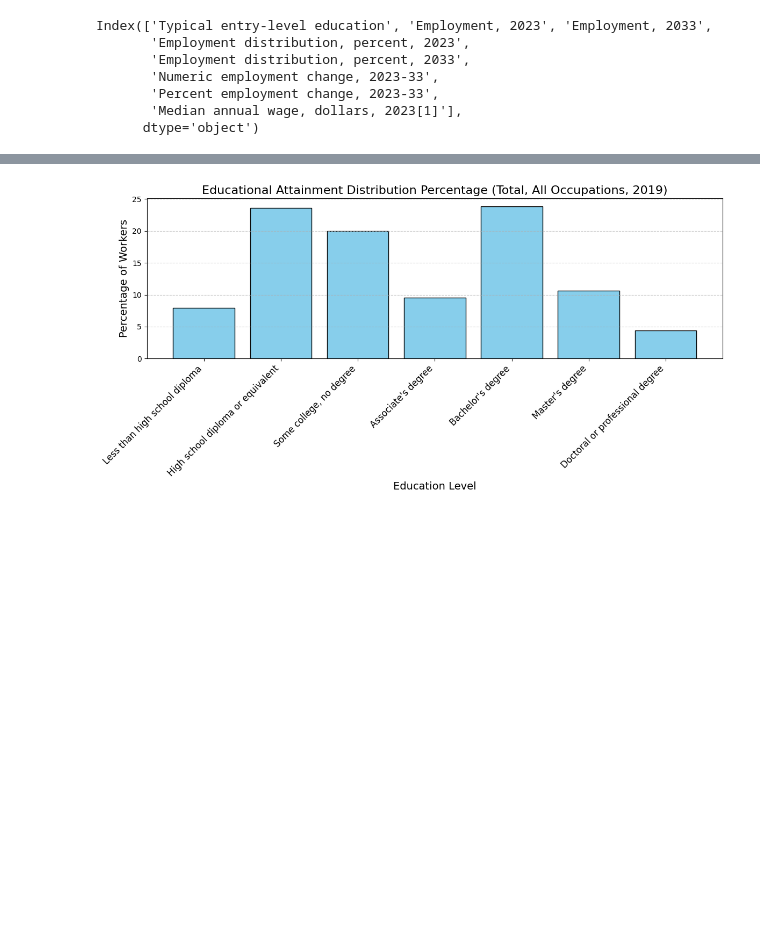
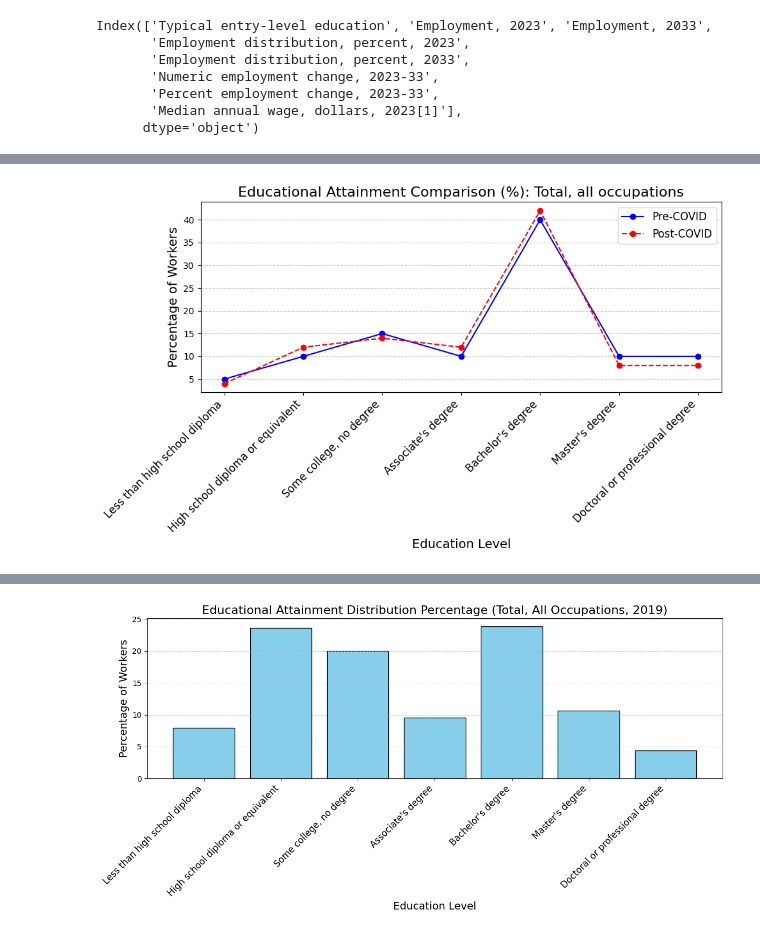
Before and after one commit to namansingh2623/BDA_project, a Jupyter notebook: project_data/project_data/ProjectFileGroup4.ipynb, the cells around one changed output, grey strips where cells are left out. Saved outputs shown, nothing was run; the diff lists cells and outputs as text; code cells hidden in the pictures; blank space fills up the shorter version.

```diff
--- a/project_data/project_data/ProjectFileGroup4.ipynb
+++ b/project_data/project_data/ProjectFileGroup4.ipynb
@@ -42,6 +42,7 @@ from education_DataSet_cleaning_extraction import load_table_to_dataframe
 
 file_path = "2019-29/education.xlsx"
 file_path2 = "2023-33/education.xlsx"
+file_path3 = "2019-29/occupation.xlsx"
 education_52_1929 = load_table_to_dataframe(file_path, "Table 5.2", header_row=1,num_rows=9)
 education_53_1929 = load_table_to_dataframe(file_path, "Table 5.3", header_row=1,num_rows=791)
 education_54_1929 = load_table_to_dataframe(file_path,"Table 5.4",header_row=1,num_rows=790)
@@ -49,3 +50,6 @@ education_51_2333 = load_table_to_dataframe(file_path2, "Table 5.1", header_row=
 education_52_2333 = load_table_to_dataframe(file_path2, "Table 5.2", header_row=1,num_rows=9)
 education_53_2333 = load_table_to_dataframe(file_path2, "Table 5.3", header_row=1,num_rows=833)
 education_54_2333 = load_table_to_dataframe(file_path2,"Table 5.4",header_row=1,num_rows=832)
+occupation_11_1929 = load_table_to_dataframe(file_path3, "Table 1.1", header_row=1,num_rows=23)
+education_53_1929['lables'] = education_53_1929['2019 National Employment Matrix code'].str.split('-').str[0]
+education_53_1929['lables'] = education_53_1929['2019 National Employment Matrix code'].str.split('-').str[0]
@@ -291,0 +370,86 @@ plt.show()
+# %%
+import panel as pn
+import matplotlib.pyplot as plt
+import pandas as pd
+
+# Enable Panel extensions
+pn.extension()
+
+# Sample data (replace with your actual datasets)
+pre_covid_data = education_53_1929
+
+post_covid_data = education_53_2333
+
+# Convert the data to DataFrames
+pre_covid_df = education_53_1929
+post_covid_df = education_53_2333
+
+# Education levels (columns to display)
+education_levels = [
+    "Less than high school diploma",
+    "High school diploma or equivalent",
+    "Some college, no degree",
+    "Associate's degree",
+    "Bachelor's degree",
+    "Master's degree",
+    "Doctoral or professional degree",
+]
+
+# Function to extract and process data for the selected occupation
+def extract_data(occupation, dataset):
+    row = dataset[dataset["Occupation"] == occupation]
+    if row.empty:
+        return None
+    return row.iloc[0][education_levels].tolist()
+
+# Function to create a comparison graph
+def create_comparison_graph(occupation):
+    pre_covid = extract_data(occupation, pre_covid_df)
+    post_covid = extract_data(occupation, post_covid_df)
+
+    if pre_covid is None or post_covid is None:
+        return "No data available for the selected occupation."
+
+    plt.figure(figsize=(10, 6))
+
+    # Plot Pre-COVID data
+    plt.plot(
+        education_levels, pre_covid, label="Pre-COVID", marker='o', linestyle='-',
+        color='blue'
+    )
+
+    # Plot Post-COVID data
+    plt.plot(
+        education_levels, post_covid, label="Post-COVID", marker='o', linestyle='--',
+        color='red'
+    )
+
+    plt.title(f"Educational Attainment Comparison (%): {occupation}", fontsize=16)
+    plt.xlabel("Education Level", fontsize=14)
+    plt.ylabel("Percentage of Workers", fontsize=14)
+    plt.xticks(rotation=45, ha='right', fontsize=12)
+    plt.legend(fontsize=12)
+    plt.grid(axis='y', linestyle='--', alpha=0.7)
+    plt.tight_layout()
+
+    return pn.pane.Matplotlib(plt.gcf(), dpi=100)
+
+# Dropdown widget for occupation selection
+dropdown = pn.widgets.Select(name="Select Occupation", options=pre_covid_df["Occupation"].tolist())
+
+# Panel interact functionality
+@pn.depends(dropdown)
+def update_chart(occupation):
+    print(occupation)
+    return create_comparison_graph(occupation)
+
+# Layout
+dashboard = pn.Column(
+    "# Educational Attainment Comparison (Pre-COVID vs Post-COVID)",
+    dropdown,
+    update_chart
+)
+
+# Show the dashboard
+dashboard.servable()
+# %% [output]
@@ -291,0 +461 @@ plt.show()
+[figure, added]
```
Also changed, not shown: parts of 13 cells of this notebook, 9 other files.
